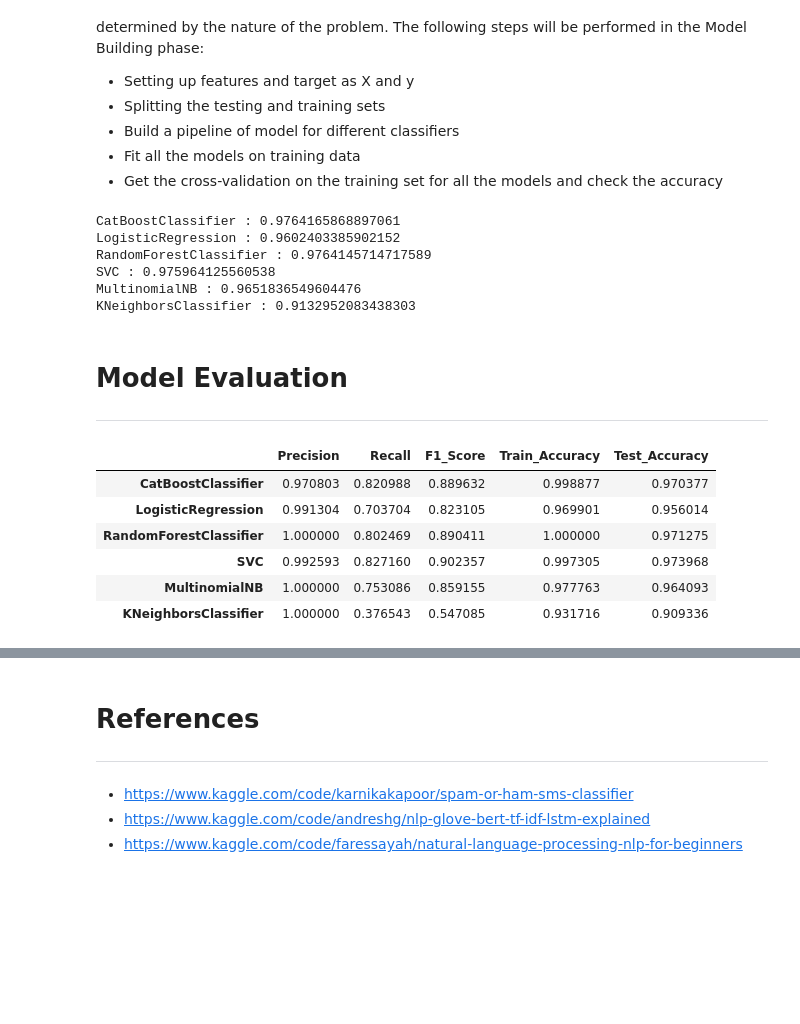
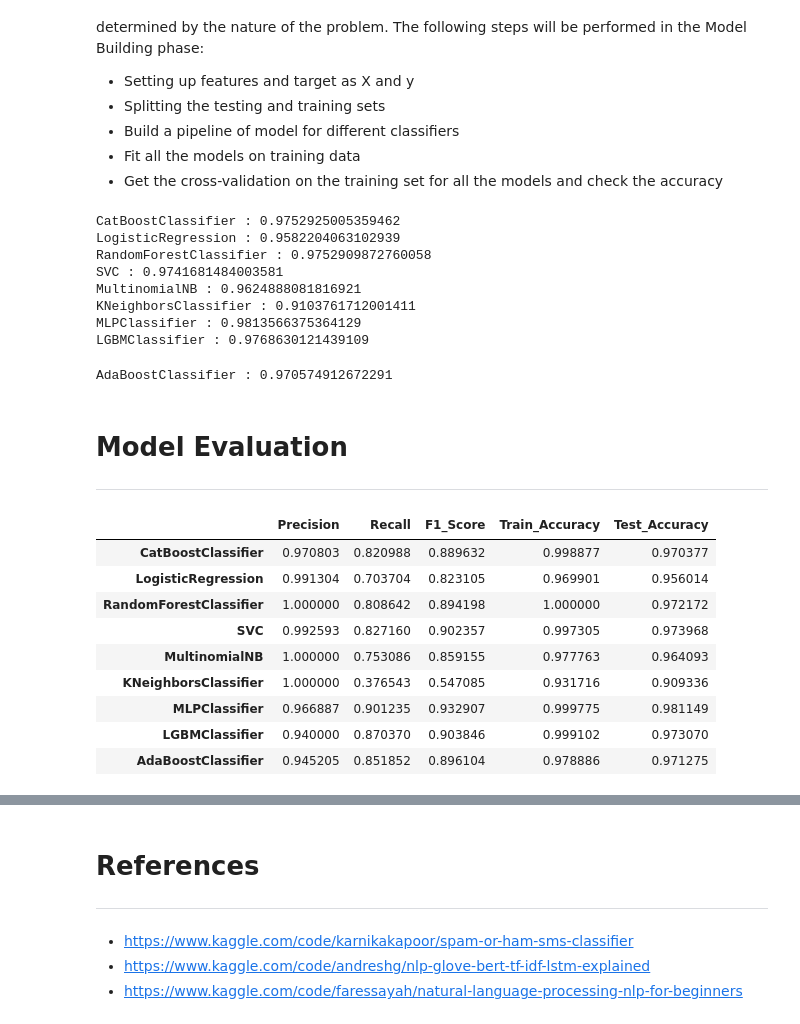
Before and after one commit to brmil07/Kaggle_Projects, a Jupyter notebook: sms-spam-classification-with-nlp.ipynb, the cells around one changed output, grey strips where cells are left out. Drawn from its saved outputs; the diff is of its cells as text; code cells hidden in the pictures; blank space fills up the shorter version.

```diff
--- a/sms-spam-classification-with-nlp.ipynb
+++ b/sms-spam-classification-with-nlp.ipynb
@@ -477,10 +439,10 @@ The model building process in NLP entails developing and training a machine lear
 * Get the cross-validation on the training set for all the models and check the accuracy
 # %%
 label_encoder = LabelEncoder()
-df.loc[:, "Target"] = label_encoder.fit_transform(df["Target"])
+data.loc[:, "Target"] = label_encoder.fit_transform(data["Target"])
 # %%
 # Splitting the dataset into testing and training sets
-y = df["Target"].astype(int)
+y = data["Target"].astype(int)
 X_train, X_test, y_train, y_test = train_test_split(X, y, test_size=0.2, random_state=42)
 # %%
 # Creating a list of models
@@ -490,22 +452,27 @@ classifiers = [CatBoostClassifier(verbose=False),
                SVC(),
                MultinomialNB(),
                KNeighborsClassifier(),
-               ]
+               MLPClassifier(),
+               LGBMClassifier(),
+               AdaBoostClassifier()]
 
 for cls in classifiers:
     cls.fit(X_train, y_train)
 # %%
 # Cross Validation Score
 for i, model in enumerate(classifiers):
-    cv_score = cross_val_score(model, X_train,y_train,scoring="accuracy", cv=10)
+    cv_score = cross_val_score(model, X_train,y_train, scoring="accuracy", cv=5)
     print(model.__class__.__name__, ":", cv_score.mean())
 # %% [output]
-CatBoostClassifier : 0.9764165868897061
-LogisticRegression : 0.9602403385902152
-RandomForestClassifier : 0.9764145714717589
-SVC : 0.975964125560538
-MultinomialNB : 0.9651836549604476
-KNeighborsClassifier : 0.9132952083438303
+CatBoostClassifier : 0.9752925005359462
+LogisticRegression : 0.9582204063102939
+RandomForestClassifier : 0.9752909872760058
+SVC : 0.9741681484003581
+MultinomialNB : 0.9624888081816921
+KNeighborsClassifier : 0.9103761712001411
+MLPClassifier : 0.9813566375364129
+LGBMClassifier : 0.9768630121439109
+AdaBoostClassifier : 0.970574912672291
 # %% [markdown]
 # **Model Evaluation**
 ---
@@ -541,16 +508,19 @@ eval_data = {'Precision':precision,
 classifier_model = [cls.__class__.__name__ for cls in classifiers]
 result_df = pd.DataFrame(eval_data, index=classifier_model)
 # %%
-cmap = ListedColormap(["purple","violet"])
+cmap = ListedColormap(['lightblue', 'darkblue'])
 result_df.style.background_gradient(cmap=cmap)
 # %% [output]
 |  | Precision | Recall | F1_Score | Train_Accuracy | Test_Accuracy |
 | CatBoostClassifier | 0.970803 | 0.820988 | 0.889632 | 0.998877 | 0.970377 |
 | LogisticRegression | 0.991304 | 0.703704 | 0.823105 | 0.969901 | 0.956014 |
-| RandomForestClassifier | 1.000000 | 0.802469 | 0.890411 | 1.000000 | 0.971275 |
+| RandomForestClassifier | 1.000000 | 0.808642 | 0.894198 | 1.000000 | 0.972172 |
 | SVC | 0.992593 | 0.827160 | 0.902357 | 0.997305 | 0.973968 |
 | MultinomialNB | 1.000000 | 0.753086 | 0.859155 | 0.977763 | 0.964093 |
 | KNeighborsClassifier | 1.000000 | 0.376543 | 0.547085 | 0.931716 | 0.909336 |
+| MLPClassifier | 0.966887 | 0.901235 | 0.932907 | 0.999775 | 0.981149 |
+| LGBMClassifier | 0.940000 | 0.870370 | 0.903846 | 0.999102 | 0.973070 |
+| AdaBoostClassifier | 0.945205 | 0.851852 | 0.896104 | 0.978886 | 0.971275 |
 # %%
 # Create new columns for each criterion
 result_df['Precision_Rank'] = result_df['Precision'].rank(ascending=False)
```
Also changed, not shown: parts of 33 cells of this notebook.
